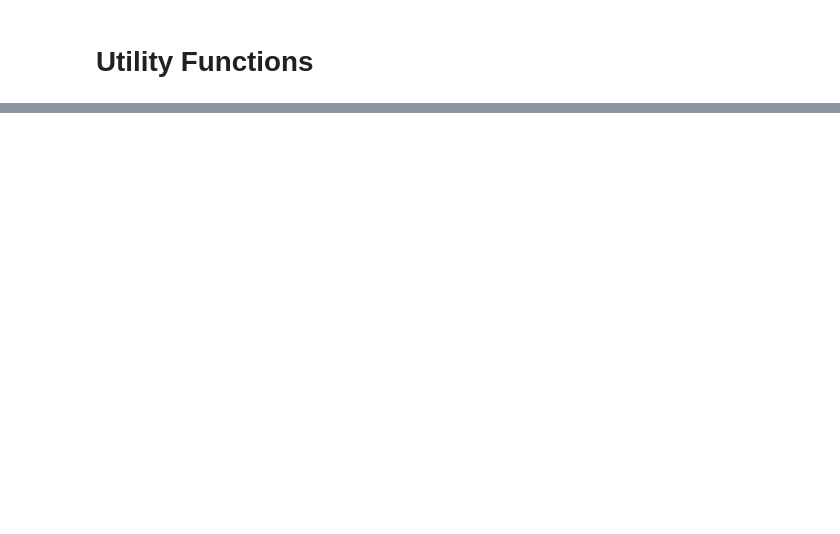
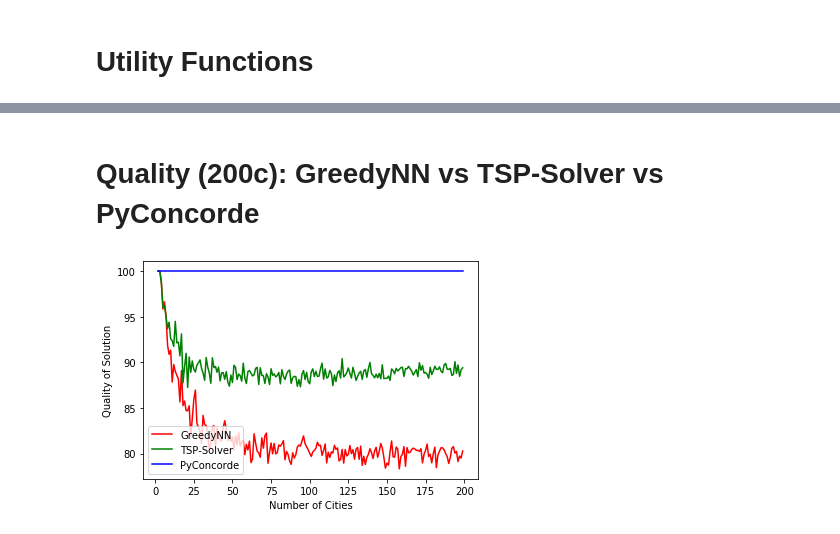
Before and after one commit to sareenv/Travelling-Sales-Man, a Jupyter notebook: visualization.ipynb, the cells around one changed output, grey strips where cells are left out. Saved outputs shown, nothing was run; the diff lists cells and outputs as text; code cells hidden in the pictures; blank space fills up the shorter version.

```diff
--- a/visualization.ipynb
+++ b/visualization.ipynb
@@ -278,0 +227,10 @@ plt.show()
+# %%
+# Exporting PointsList to file for Concorde Processing
+
+file1= open("points_concorde.txt", "w")
+for point in pointsList:
+    outputStream = "["
+    for element in point:
+        outputStream += str(element) + ", "
+    file1.write(outputStream[:-2] + "]\n")
+files.download("points_concorde.txt")
@@ -278,0 +330,17 @@ plt.show()
+# %% [markdown]
+
+# Quality (200c): GreedyNN vs TSP-Solver  vs PyConcorde
+# %%
+tsp_vs_pyc = get_percentage_delta(graphList, pyc_costs, cost1)
+gnn_vs_pyc = get_percentage_delta(graphList, pyc_costs, cost2)
+
+plt.plot(range(2, 200) , gnn_vs_pyc, 'r', label="GreedyNN")
+plt.plot(range(2, 200) , tsp_vs_pyc, 'g', label="TSP-Solver")
+plt.plot(range(2, 200), [100]*198, "b", label="PyConcorde")
+
+plt.xlabel("Number of Cities")
+plt.ylabel("Quality of Solution")
+plt.legend()
+plt.show()
+# %% [output]
+[figure, added]
```
Also changed, not shown: parts of 41 cells of this notebook.
